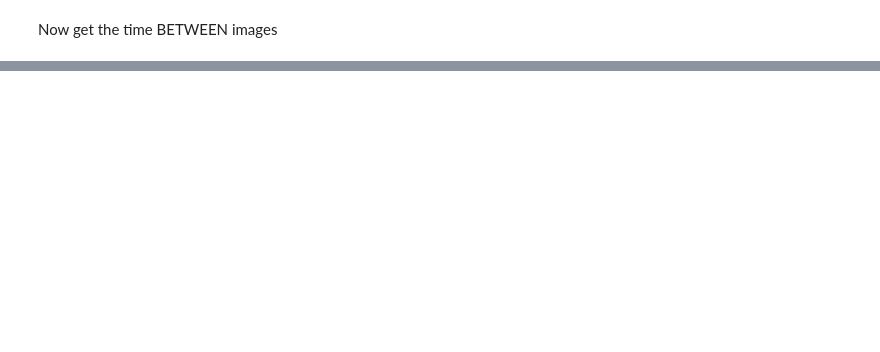
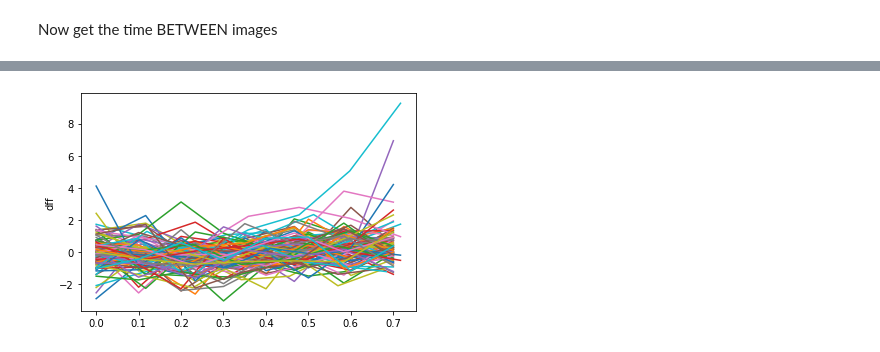
Before and after one commit to cagdastopcu/omission-of-visual-stimuli, a Jupyter notebook: Trying_to_get_meandFF_between_imag0_pres_JG.ipynb, the cells around one changed output, grey strips where cells are left out. Cells and saved outputs as stored; diff of their text form; code cells hidden in the pictures; blank space fills up the shorter version.

Commit message:
Example of how to go through cells and get dff

```diff
--- a/Trying_to_get_meandFF_between_imag0_pres_JG.ipynb
+++ b/Trying_to_get_meandFF_between_imag0_pres_JG.ipynb
@@ -213,0 +249,28 @@ for i in range(100):
+# %%
+timepad = .1; # seconds
+
+cells = average_responses.cell_specimen_id.unique()
+past = sns.color_palette("pastel",len(cells))
+
+cc = -1
+for c in cells[:1]:
+  cc+=1
+  subset = average_responses[(average_responses['cell_specimen_id'] == c)]
+  nd = neural_data[(neural_data['cell_specimen_id'] == c)]
+
+  holder = [];
+  #for i in range(len(subset.start_time.unique())-1):
+  for i in range(100):
+    t2 = subset.iloc[i+1].start_time+timepad
+    t1 = subset.iloc[i].stop_time-timepad
+    dff = []
+    dff = nd.dff[(nd.timestamps >= t1) & (nd.timestamps <= t2)]
+    t = np.linspace(
+                t1,
+                t2,
+                len(dff)
+            )
+
+    sns.lineplot(x = t - min(t), y =dff)
+# %% [output]
+[figure, added]
```
Also changed, not shown: parts of 8 cells of this notebook.
